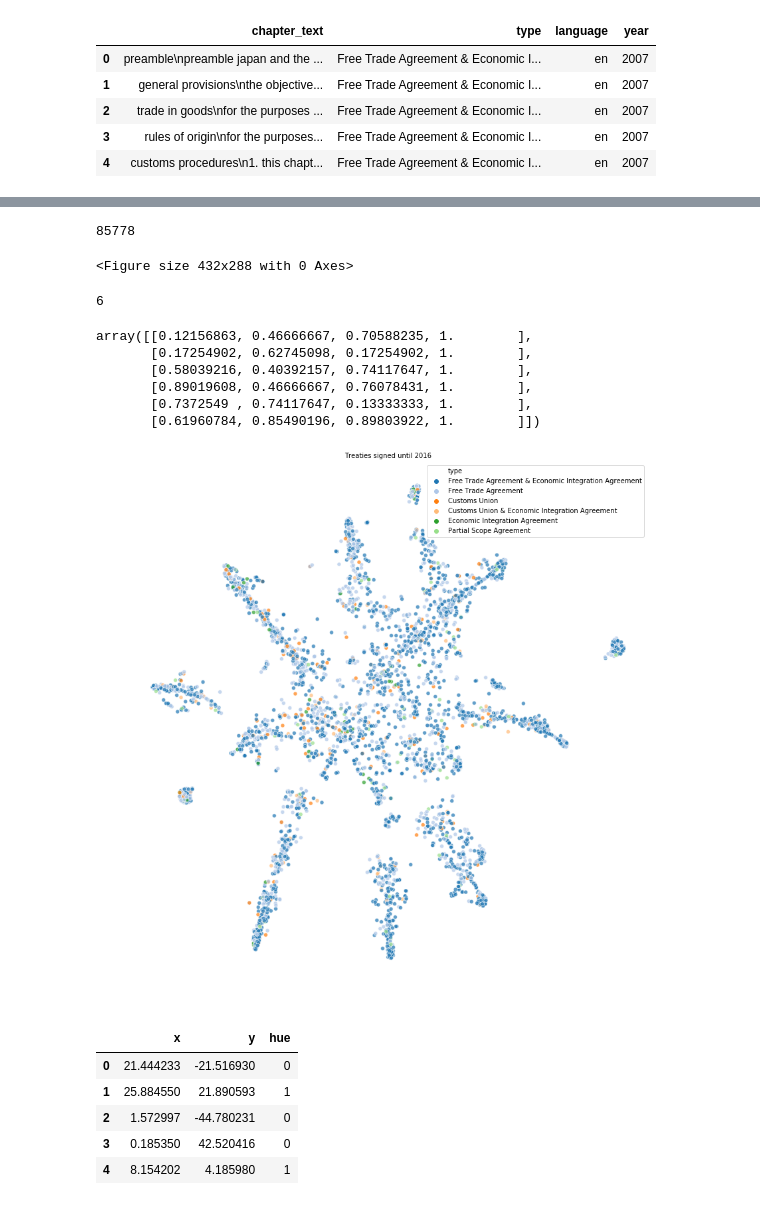
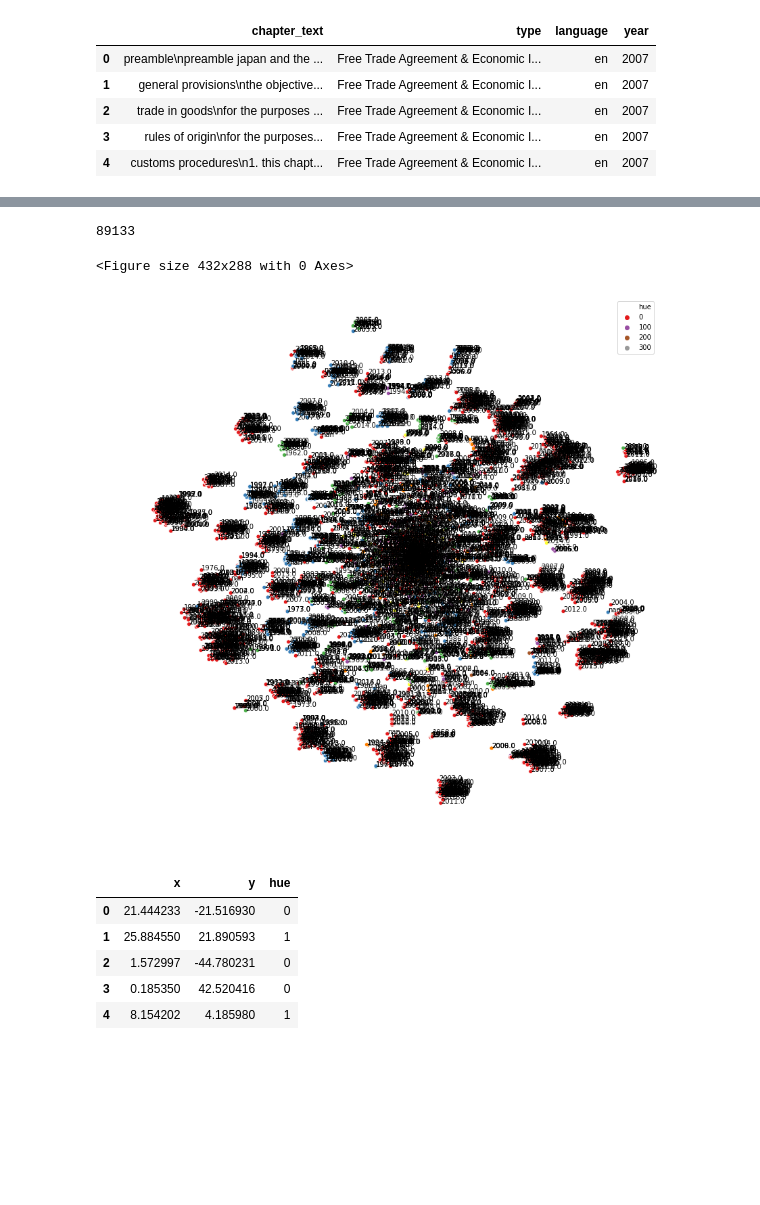
Before and after one commit to OllieFord/DS4D-Trade-Agreement-Project, a Jupyter notebook: Visualisations/ChapterClustering.ipynb, the cells around one changed output, grey strips where cells are left out. Cells and saved outputs as stored; diff of their text form; code cells hidden in the pictures; blank space fills up the shorter version.

Commit message:
further alterations to plots - more exploration, exported final plots to svg

```diff
--- a/Visualisations/ChapterClustering.ipynb
+++ b/Visualisations/ChapterClustering.ipynb
@@ -143,7 +143,7 @@ def xml2list_chapters(file):
         chapter_name = item.attrib.get('name')
 
         if chapter_name == None:
-            continue
+            chapter_name = ''
 
         chapters.append(chapter_name)
 
@@ -156,7 +156,7 @@ def xml2list_chapters(file):
             chapter_text += art_text + "\n"
 
             if art_no == None:
-                continue
+                art_no = ''
             treaty_text += art_no + "\n"
 
         chapter_text_all.append(chapter_text)
@@ -263,12 +258,12 @@ for item, frequency in wordcount.most_common(2000):
     stop_words_law.append(item)
 stop_words_law.append('\n')
 # %% [output]
-85778
+89133
 # %%
 # Parameters that I tweaked - could probably spend a whole week trying to find the best combination - but this selection seems to work just fine
 # for number in range(20,150,10):
-n_features = 2000
-n_topics =  11 #because I want it to try and cluster based on the 5 treaty types
+n_features = 1000
+n_topics =  300 #because I want it to try and cluster based on the 5 treaty types
 n_top_words = 10
 
 
@@ -285,7 +280,7 @@ tfidf_vectorizer = TfidfVectorizer(max_df=0.95, min_df=2,max_features=n_features
 #retearns a term-document matrix
 tfidf = tfidf_vectorizer.fit_transform(textdf['chapter_text'])
 # This is where the non negative matrix factorization happens - in short it is a form of dimensionality reduction
-nmf = NMF(n_components=n_topics).fit(tfidf)
+nmf = LSA(n_components=n_topics).fit(tfidf)
 
 # print("Topics found via NMF:")
 # # need to print the words most related to the seperate topics - quite difficult to differentiate by hand.
@@ -307,43 +302,37 @@ tsne_embedding['opacity'] = textdf['opacity']
 # plt.savefig(f'ToTa_Chapters_20_.png', format='png', dpi=200)
 # %% [output]
 <Figure size 432x288 with 0 Axes>
-# %%
-len(textdf.type.unique())
-# %% [output]
-6
-# %%
-color_list
-# %% [output]
-array([[0.12156863, 0.46666667, 0.70588235, 1.        ],
-       [0.17254902, 0.62745098, 0.17254902, 1.        ],
-       [0.58039216, 0.40392157, 0.74117647, 1.        ],
-       [0.89019608, 0.46666667, 0.76078431, 1.        ],
-       [0.7372549 , 0.74117647, 0.13333333, 1.        ],
-       [0.61960784, 0.85490196, 0.89803922, 1.        ]])
 # %%
 # color_list = plt.cm.tab20(np.linspace(0, 1, len(textdf.type.unique())))
 
 
 # color = [r,g,b, a]
 legend_list = []
 
 # for i in range(len(topics)):
 #     color = color_list[i]
 #     legend_list.append(mpatches.Ellipse((0, 0), 1, 1, fc=color))
 
 
 fig, axs = plt.subplots(figsize=(14, 15), facecolor='w', edgecolor='k')
 fig.subplots_adjust(hspace = .1, wspace=0)
 data=tsne_embedding
 
-scatter = sns.scatterplot(data=data, x='x',y='y', hue='type', palette='tab20',alpha=0.7)
-axs.set_title('Treaties signed until {}'.format(year),**{'fontsize':'10'})
+# def label_point(x, y, val, ax):
+#     a = pd.concat({'x': x, 'y': y, 'val': val}, axis=1)
+#     for i, point in a.iterrows():
+#         ax.text(point['x']+.02, point['y'], str(point['val']))
+
+label_point(data.x, data.y, data.year, plt.gca())
+
+scatter = sns.scatterplot(data=data, x='x',y='y', hue='hue', palette='Set1')
+# axs.set_title('Treaties signed until {}'.format(year),**{'fontsize':'10'})
 axs.axis('off')
 
 #     fig.legend(legend_list, topics, loc=(0.2,0.89), ncol=5)
 plt.subplots_adjust(top=0.85)
 # %% [output]
-[figure, old version]
+[figure, new version]
 # %%
 # tsne_embedding.head()
 # %% [output]
```
Also changed, not shown: parts of 3 cells of this notebook, 4 other files.
